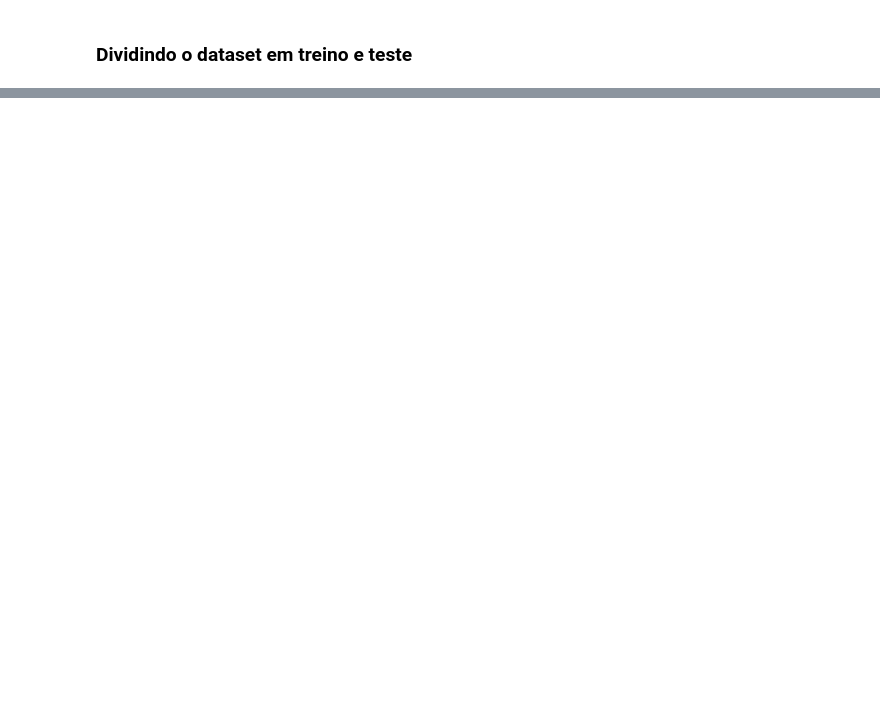
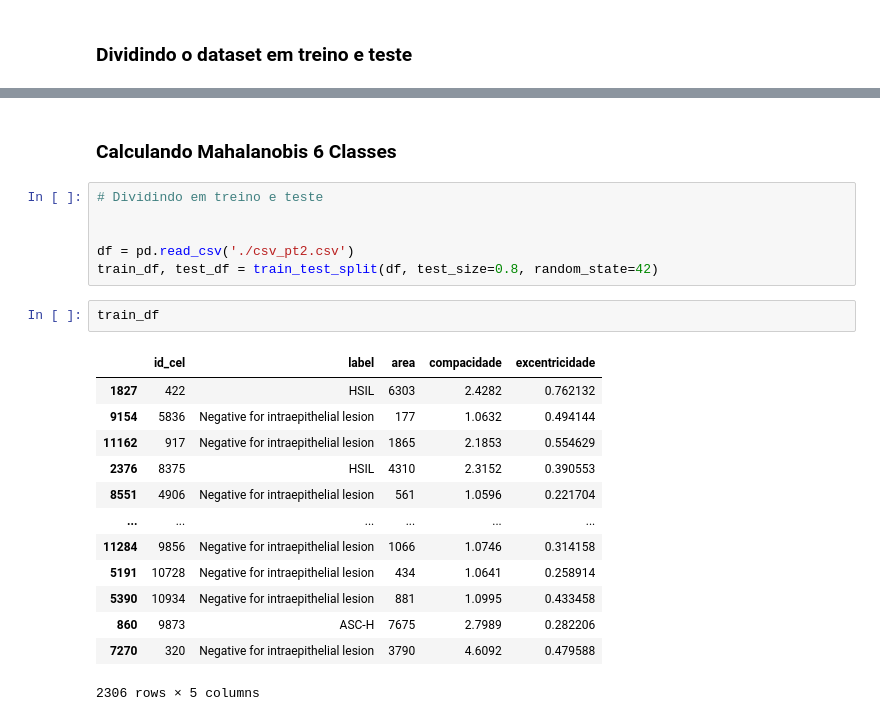
Before and after one commit to viniciushgiovanini/pai-papanicolau, a Jupyter notebook: src/AI/processamento_testes_part2.ipynb, the cells around one changed output, grey strips where cells are left out. Saved outputs shown, nothing was run; the diff lists cells and outputs as text; blank space fills up the shorter version.

```diff
--- a/src/AI/processamento_testes_part2.ipynb
+++ b/src/AI/processamento_testes_part2.ipynb
@@ -254,0 +274,24 @@ d:\AREA_DE_TRABALHO\Faculdade_6_Periodo\pai\pai-papanicolau\src\AI/data/segmenta
+# %% [markdown]
+### Calculando Mahalanobis 6 Classes
+# %%
+# Dividindo em treino e teste
+
+
+df = pd.read_csv('./csv_pt2.csv')
+train_df, test_df = train_test_split(df, test_size=0.8, random_state=42)
+# %%
+train_df
+# %% [output]
+|  | id_cel | label | area | compacidade | excentricidade |
+| 1827 | 422 | HSIL | 6303 | 2.4282 | 0.762132 |
+| 9154 | 5836 | Negative for intraepithelial lesion | 177 | 1.0632 | 0.494144 |
+| 11162 | 917 | Negative for intraepithelial lesion | 1865 | 2.1853 | 0.554629 |
+| 2376 | 8375 | HSIL | 4310 | 2.3152 | 0.390553 |
+| 8551 | 4906 | Negative for intraepithelial lesion | 561 | 1.0596 | 0.221704 |
+| ... | ... | ... | ... | ... | ... |
+| 11284 | 9856 | Negative for intraepithelial lesion | 1066 | 1.0746 | 0.314158 |
+| 5191 | 10728 | Negative for intraepithelial lesion | 434 | 1.0641 | 0.258914 |
+| 5390 | 10934 | Negative for intraepithelial lesion | 881 | 1.0995 | 0.433458 |
+| 860 | 9873 | ASC-H | 7675 | 2.7989 | 0.282206 |
+| 7270 | 320 | Negative for intraepithelial lesion | 3790 | 4.6092 | 0.479588 |
+2306 rows × 5 columns
```
Also changed, not shown: parts of 17 cells of this notebook, 1 other file.
